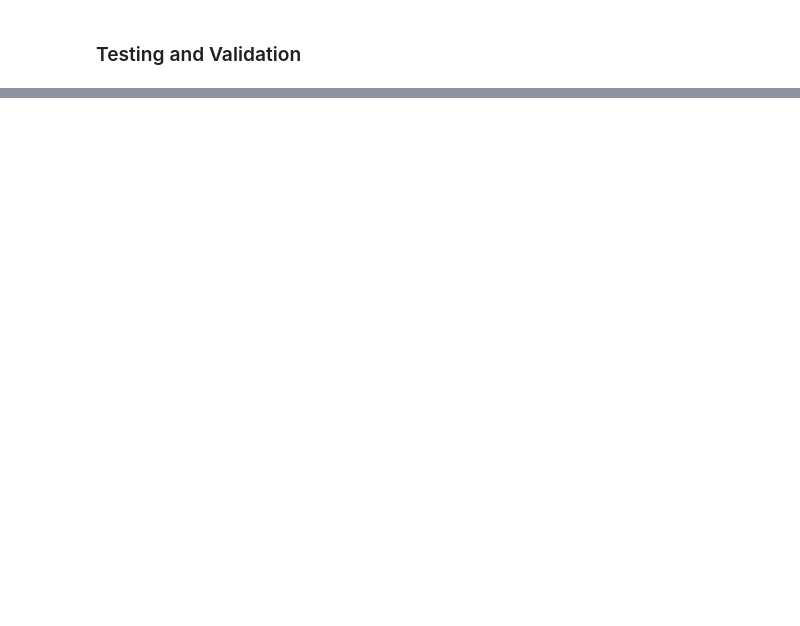
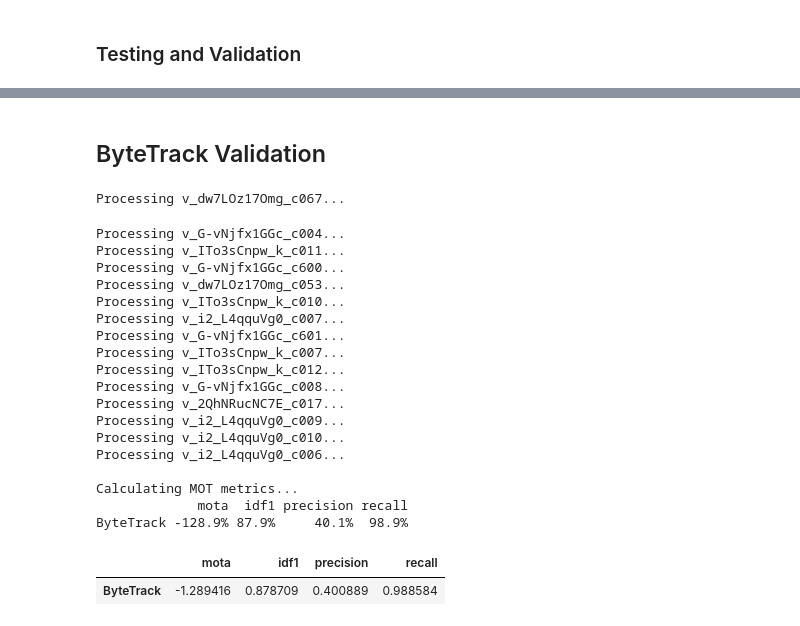
Before and after one commit to ParsaGhezelbash/Deep-Learning-Notebooks, a Jupyter notebook: Project/phase2.ipynb, the cells around one changed output, grey strips where cells are left out. Saved outputs shown, nothing was run; the diff lists cells and outputs as text; code cells hidden in the pictures; blank space fills up the shorter version.

```diff
--- a/Project/phase2.ipynb
+++ b/Project/phase2.ipynb
@@ -418,0 +372,17 @@ Similar Background: The object blends into the background, making it hard to dis
+# %%
+hf_token = None
+model_path = "/kaggle/working/runs/detect/yolov8_football/weights/best.pt"
+repo_id = "ParsaGh/yolov8_football"
+# %%
+if hf_token:
+    api = HfApi()
+    api.create_repo(repo_id, exist_ok=True, token=hf_token)
+
+    api.upload_file(
+        path_or_fileobj=model_path,
+        path_in_repo="best.pt",
+        repo_id=repo_id,
+        token=hf_token
+    )
+
+    print("Model successfully uploaded to Hugging Face Hub!")
@@ -418,0 +394,14 @@ Similar Background: The object blends into the background, making it hard to dis
+# %%
+if hf_token:
+    model_path = hf_hub_download(
+        repo_id=repo_id,
+        filename="best.pt",
+        use_auth_token=hf_token
+    )
+
+    print(model_path)
+    model = YOLO(model_path)
+
+    results = model(test_image_path)
+    for result in results:
+        result.show()
@@ -418,0 +1124,6 @@ Similar Background: The object blends into the background, making it hard to dis
+# %%
+conf_threshold = 0.3
+tightness_factor = 1.0
+iou_threshold = 0.5
+
+validate_multi_object_tracker(validation_path, model, conf_threshold, tightness_factor, iou_threshold)
@@ -418,0 +1412,2 @@ Similar Background: The object blends into the background, making it hard to dis
+# %% [markdown]
+## ByteTraⅽk Validation
@@ -418,0 +1511,27 @@ Similar Background: The object blends into the background, making it hard to dis
+# %%
+conf_threshold = 0.5
+iou_threshold = 0.5
+
+validate_bytetrack(validation_path, model, iou_threshold)
+# %% [output]
+Processing v_dw7LOz17Omg_c067...
+Processing v_G-vNjfx1GGc_c004...
+Processing v_ITo3sCnpw_k_c011...
+Processing v_G-vNjfx1GGc_c600...
+Processing v_dw7LOz17Omg_c053...
+Processing v_ITo3sCnpw_k_c010...
+Processing v_i2_L4qquVg0_c007...
+Processing v_G-vNjfx1GGc_c601...
+Processing v_ITo3sCnpw_k_c007...
+Processing v_ITo3sCnpw_k_c012...
+Processing v_G-vNjfx1GGc_c008...
+Processing v_2QhNRucNC7E_c017...
+Processing v_i2_L4qquVg0_c009...
+Processing v_i2_L4qquVg0_c010...
+Processing v_i2_L4qquVg0_c006...
+
+Calculating MOT metrics...
+             mota  idf1 precision recall
+ByteTrack -128.9% 87.9%     40.1%  98.9%
+|  | mota | idf1 | precision | recall |
+| ByteTrack | -1.289416 | 0.878709 | 0.400889 | 0.988584 |
```
Also changed, not shown: parts of 73 cells of this notebook, 1 other file.
